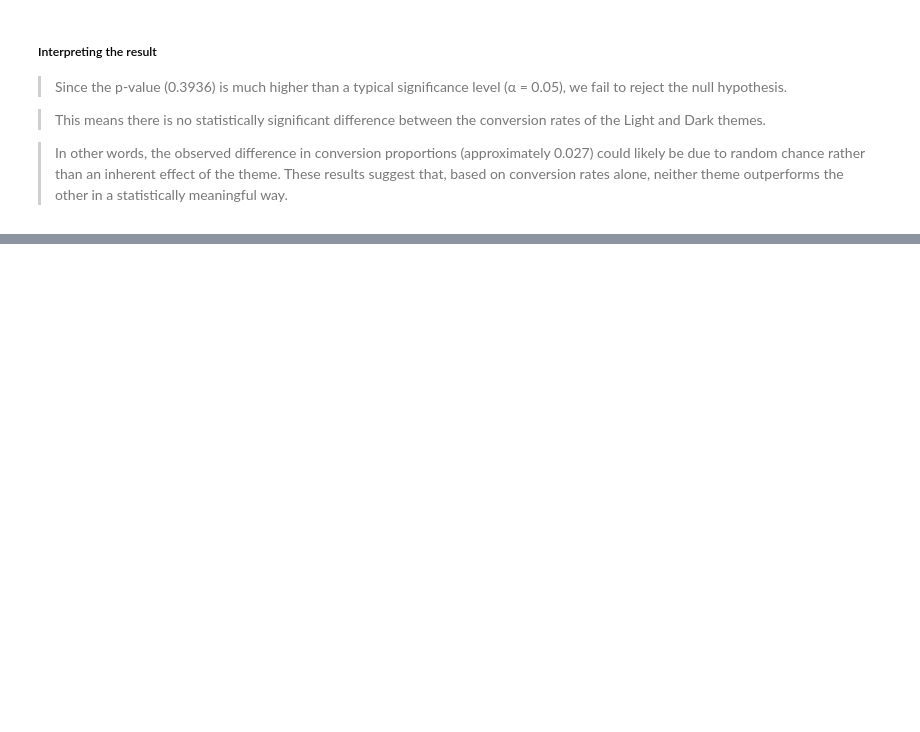
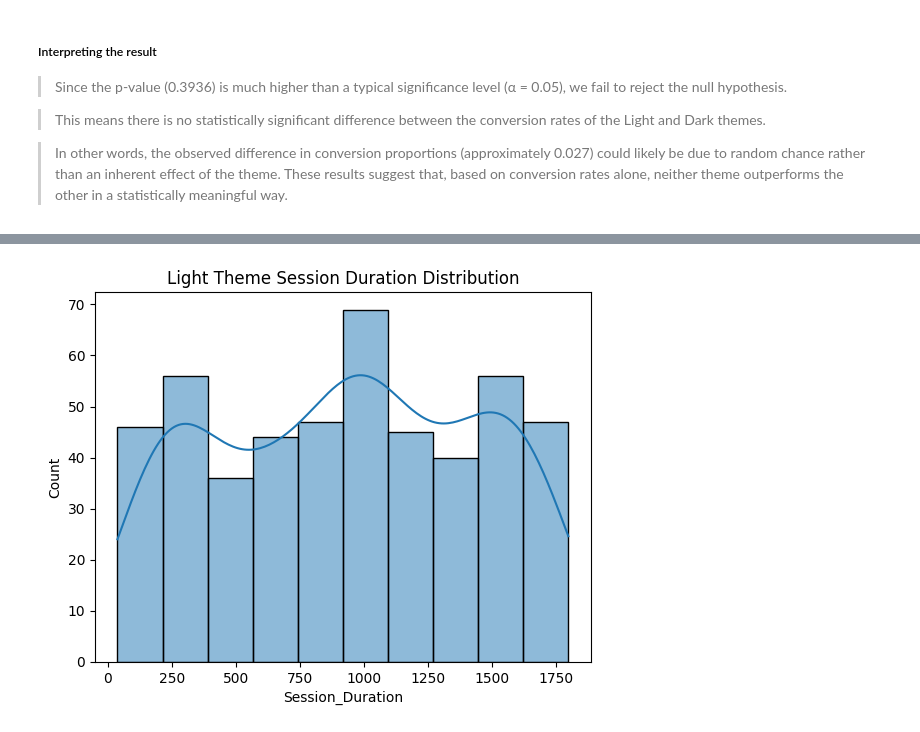
Before and after one commit to Darknight47/Data-Science-Projects-03, a Jupyter notebook: AorB_Test_Light_Dark_Theme.ipynb, the cells around one changed output, grey strips where cells are left out. Drawn from its saved outputs; the diff is of its cells as text; code cells hidden in the pictures; blank space fills up the shorter version.

```diff
--- a/AorB_Test_Light_Dark_Theme.ipynb
+++ b/AorB_Test_Light_Dark_Theme.ipynb
@@ -478,0 +504,7 @@ These results suggest that, based on conversion rates alone, neither theme outpe
+# %%
+# For Light Theme
+sns.histplot(light_theme_data['Session_Duration'], kde=True)
+plt.title('Light Theme Session Duration Distribution')
+plt.show()
+# %% [output]
+[figure, added]
```
Also changed, not shown: parts of 10 cells of this notebook.
